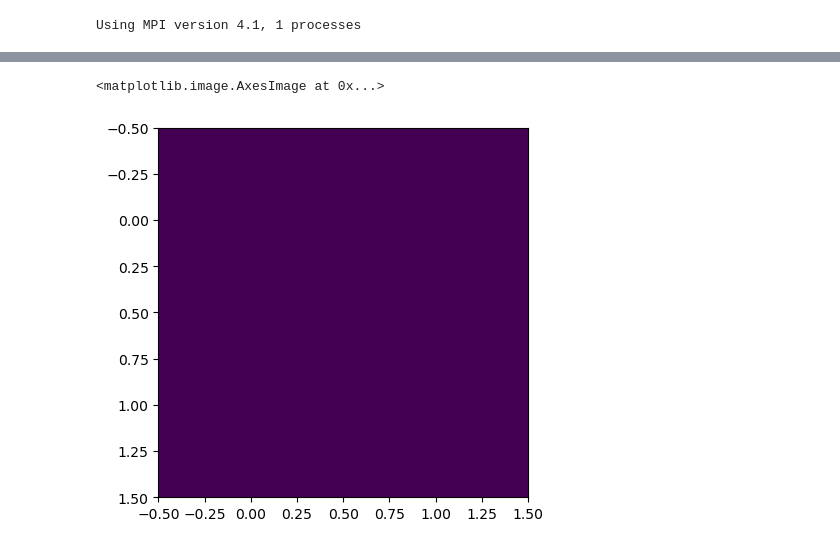
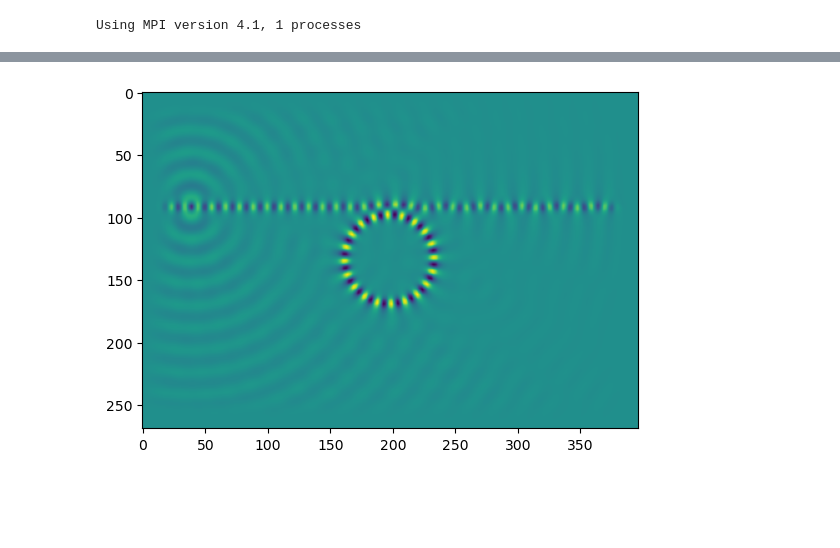
Before and after one commit to Chucknorriscake/SQEALI, a Jupyter notebook: resonator_abstraction.py/load_sim.ipynb, the cells around one changed output, grey strips where cells are left out. Saved outputs shown, nothing was run; the diff lists cells and outputs as text; code cells hidden in the pictures; blank space fills up the shorter version.

```diff
--- a/resonator_abstraction.py/load_sim.ipynb
+++ b/resonator_abstraction.py/load_sim.ipynb
@@ -5,4 +5,4 @@ from meep_resonator import *
 # %% [output]
 Using MPI version 4.1, 1 processes
 # %%
-resonator = RingResonator("simulation_0.5 copy.json")
+resonator = RingResonator("simulation_1.2482758620689656.json")
@@ -9,6 +11,6 @@ resonator = RingResonator("simulation_0.5 copy.json")
 # %%
-resonator.find_resonances(resonance_conf_path="test")
-resonator.run_resonance(save_ez=True)
+#resonator.find_resonances(resonance_conf_path="test")
+#resonator.run_resonance(save_ez=True)
 ez_field = resonator.get_waveguide_ez_field()
 plt.imshow(ez_field)
 # %% [output]
@@ -16,3 +18,2 @@ plt.imshow(ez_field)
-<matplotlib.image.AxesImage at 0x...>
-[figure, old version]
+[figure, new version]
 # %%
```
Also changed, not shown: parts of 3 cells of this notebook, 20 other files.
